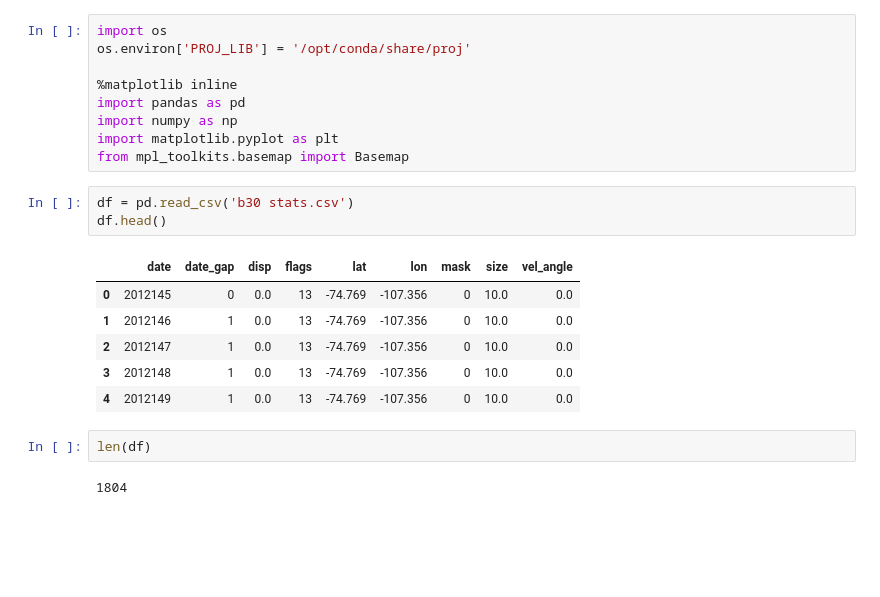
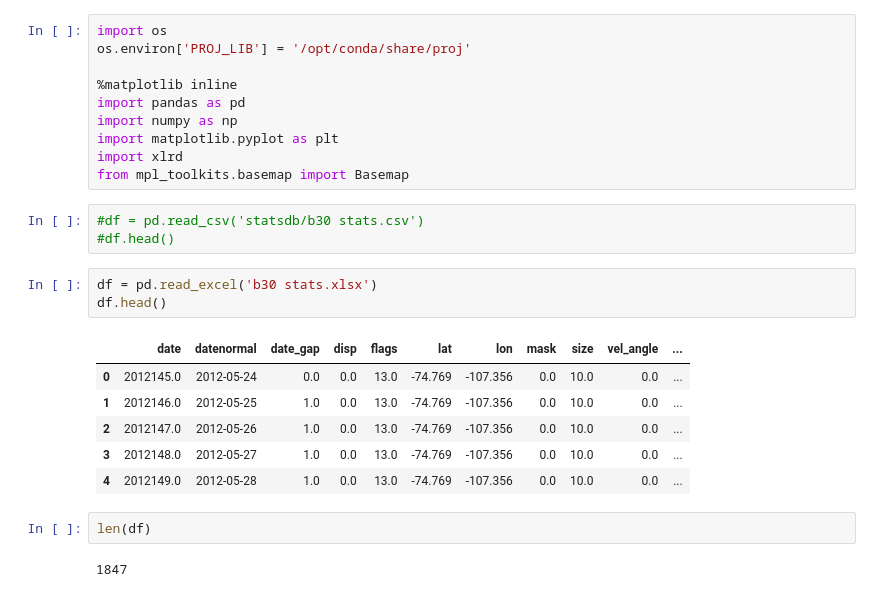
Before and after one commit to codeybear/Icebergs, a Jupyter notebook: B30 Track.ipynb, the cells around one changed output. Saved outputs shown, nothing was run; the diff lists cells and outputs as text; blank space fills up the shorter version.

```diff
--- a/B30 Track.ipynb
+++ b/B30 Track.ipynb
@@ -6,21 +6,25 @@ os.environ['PROJ_LIB'] = '/opt/conda/share/proj'
 import pandas as pd
 import numpy as np
 import matplotlib.pyplot as plt
+import xlrd
 from mpl_toolkits.basemap import Basemap
 # %%
-df = pd.read_csv('b30 stats.csv')
-df.head()
+#df = pd.read_csv('statsdb/b30 stats.csv')
+#df.head()
-# %% [output]
-|  | date | date_gap | disp | flags | lat | lon | mask | size | vel_angle |
-| 0 | 2012145 | 0 | 0.0 | 13 | -74.769 | -107.356 | 0 | 10.0 | 0.0 |
-| 1 | 2012146 | 1 | 0.0 | 13 | -74.769 | -107.356 | 0 | 10.0 | 0.0 |
-| 2 | 2012147 | 1 | 0.0 | 13 | -74.769 | -107.356 | 0 | 10.0 | 0.0 |
-| 3 | 2012148 | 1 | 0.0 | 13 | -74.769 | -107.356 | 0 | 10.0 | 0.0 |
-| 4 | 2012149 | 1 | 0.0 | 13 | -74.769 | -107.356 | 0 | 10.0 | 0.0 |
+# %%
+df = pd.read_excel('b30 stats.xlsx')
+df.head()
+# %% [output]
+|  | date | datenormal | date_gap | disp | flags | lat | lon | mask | size | vel_angle | ... |
+| 0 | 2012145.0 | 2012-05-24 | 0.0 | 0.0 | 13.0 | -74.769 | -107.356 | 0.0 | 10.0 | 0.0 | ... |
+| 1 | 2012146.0 | 2012-05-25 | 1.0 | 0.0 | 13.0 | -74.769 | -107.356 | 0.0 | 10.0 | 0.0 | ... |
+| 2 | 2012147.0 | 2012-05-26 | 1.0 | 0.0 | 13.0 | -74.769 | -107.356 | 0.0 | 10.0 | 0.0 | ... |
+| 3 | 2012148.0 | 2012-05-27 | 1.0 | 0.0 | 13.0 | -74.769 | -107.356 | 0.0 | 10.0 | 0.0 | ... |
+| 4 | 2012149.0 | 2012-05-28 | 1.0 | 0.0 | 13.0 | -74.769 | -107.356 | 0.0 | 10.0 | 0.0 | ... |
 # %%
 len(df)
 # %% [output]
-1804
+1847
 # %%
 plt.figure(figsize=(8,8))
 m = Basemap(projection='aeqd', resolution='l', lat_0=-75, lon_0=-138, width=2000000, height=2000000)
```
Also changed, not shown: parts of 2 cells of this notebook.
